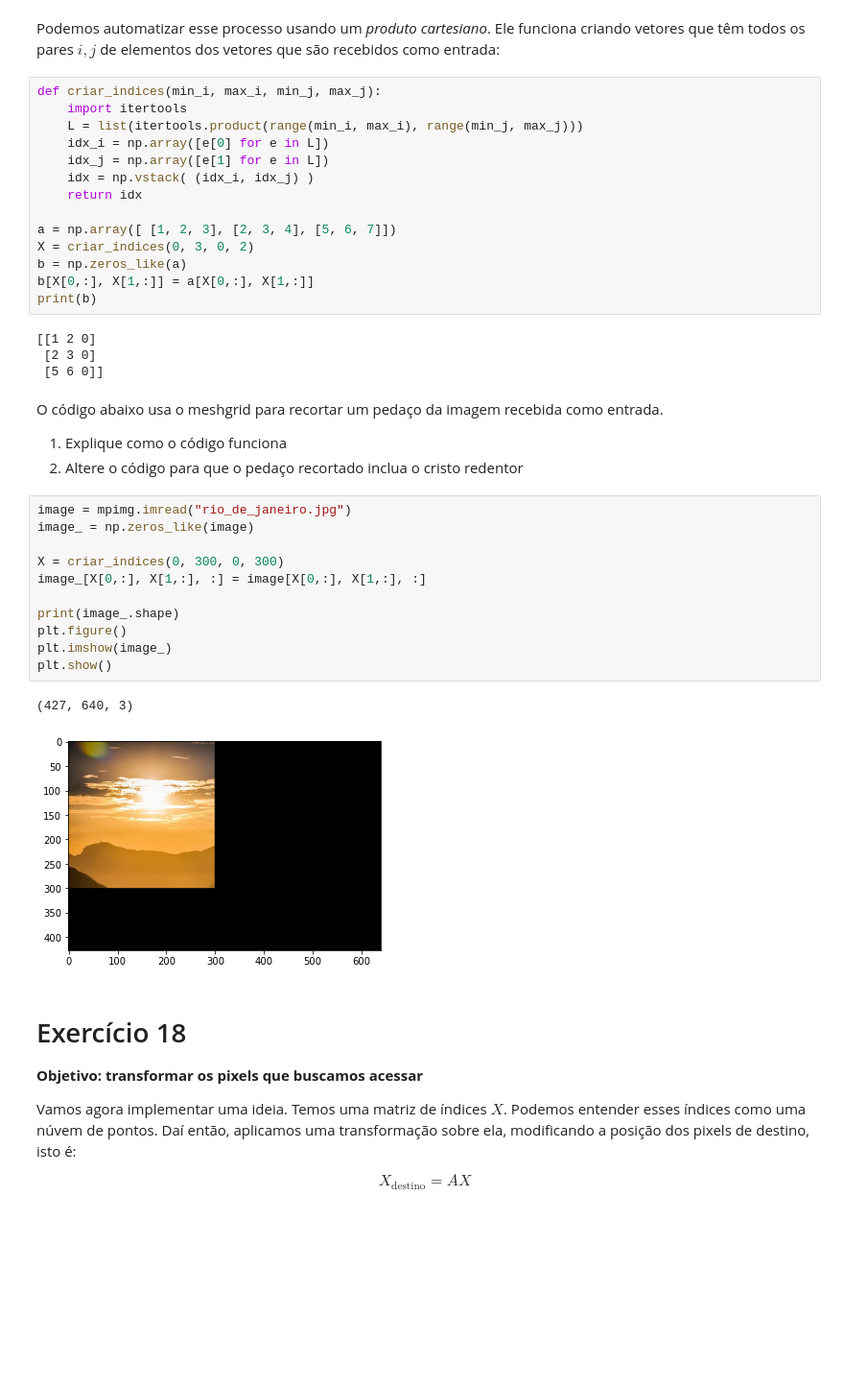
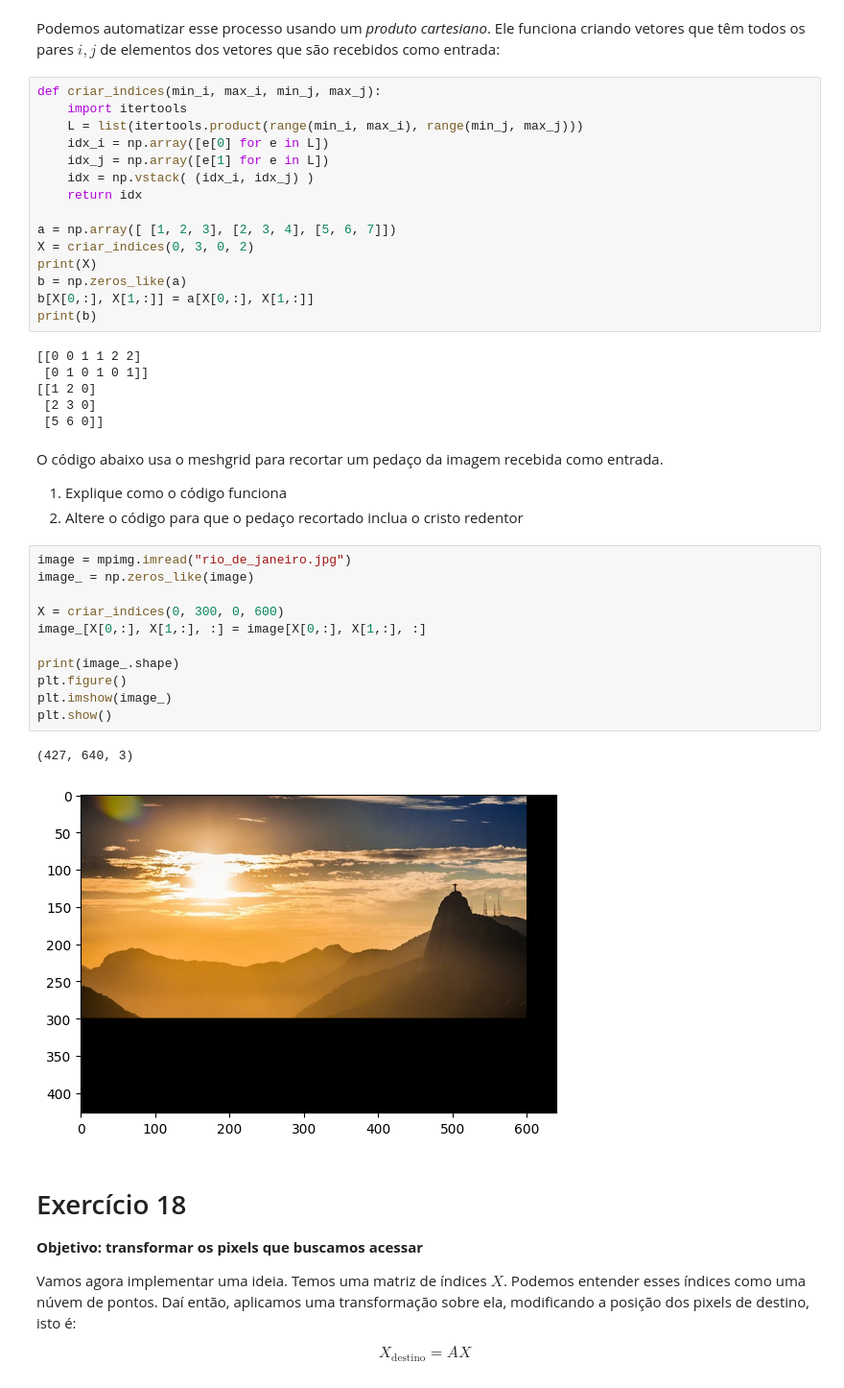
Before and after one commit to LuccaHiratsuca/AlgLin23-2, a Jupyter notebook: notebooks/03-geometria_analitica.ipynb, the cells around one changed output. Shown at 96% size. Saved outputs shown, nothing was run; the diff lists cells and outputs as text; blank space fills up the shorter version.

```diff
--- a/notebooks/03-geometria_analitica.ipynb
+++ b/notebooks/03-geometria_analitica.ipynb
@@ -791,10 +846,13 @@ def criar_indices(min_i, max_i, min_j, max_j):
 
 a = np.array([ [1, 2, 3], [2, 3, 4], [5, 6, 7]])
 X = criar_indices(0, 3, 0, 2)
+print(X)
 b = np.zeros_like(a)
 b[X[0,:], X[1,:]] = a[X[0,:], X[1,:]]
 print(b)
 # %% [output]
+[[0 0 1 1 2 2]
+ [0 1 0 1 0 1]]
 [[1 2 0]
  [2 3 0]
  [5 6 0]]
@@ -806,17 +864,17 @@ O código abaixo usa o meshgrid para recortar um pedaço da imagem recebida como
 # %%
 image = mpimg.imread("rio_de_janeiro.jpg")
 image_ = np.zeros_like(image)
 
-X = criar_indices(0, 300, 0, 300)
+X = criar_indices(0, 300, 0, 600)
 image_[X[0,:], X[1,:], :] = image[X[0,:], X[1,:], :]
 
 print(image_.shape)
 plt.figure()
 plt.imshow(image_)
 plt.show()
 # %% [output]
 (427, 640, 3)
-[figure, old version]
+[figure, new version]
 # %% [markdown]
 # Exercício 18
 **Objetivo: transformar os pixels que buscamos acessar**
```
Also changed, not shown: parts of 14 cells of this notebook.
